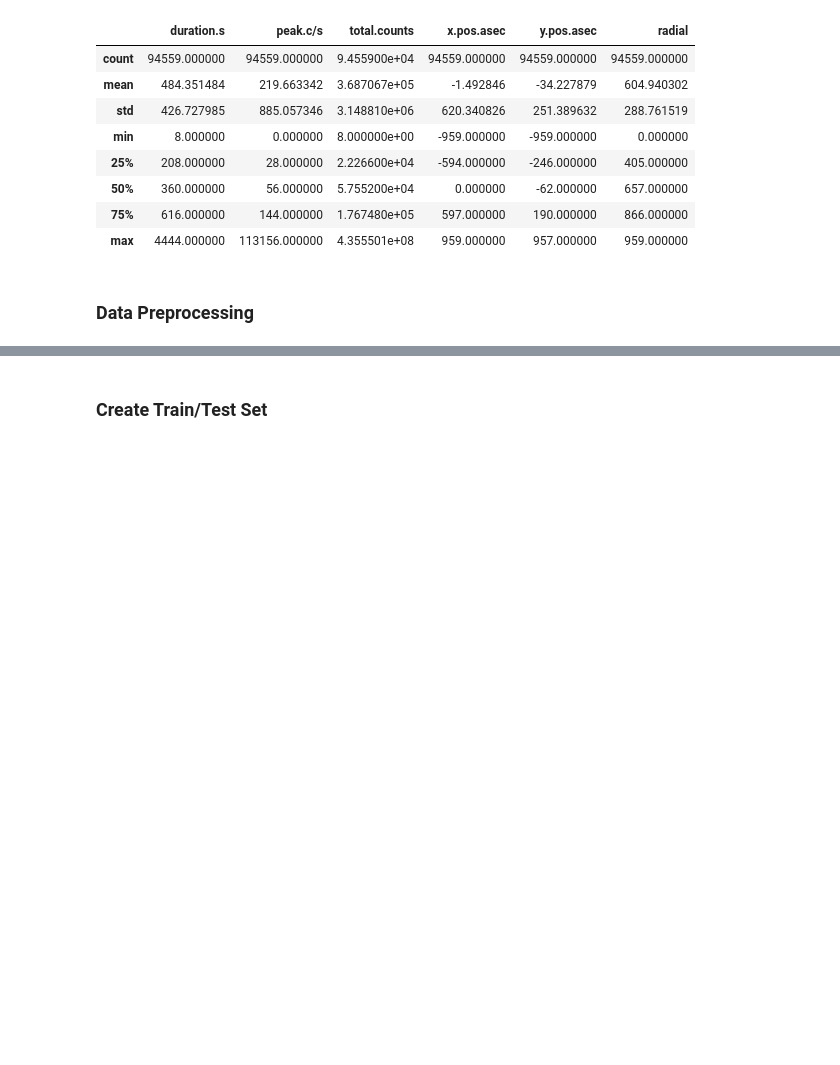
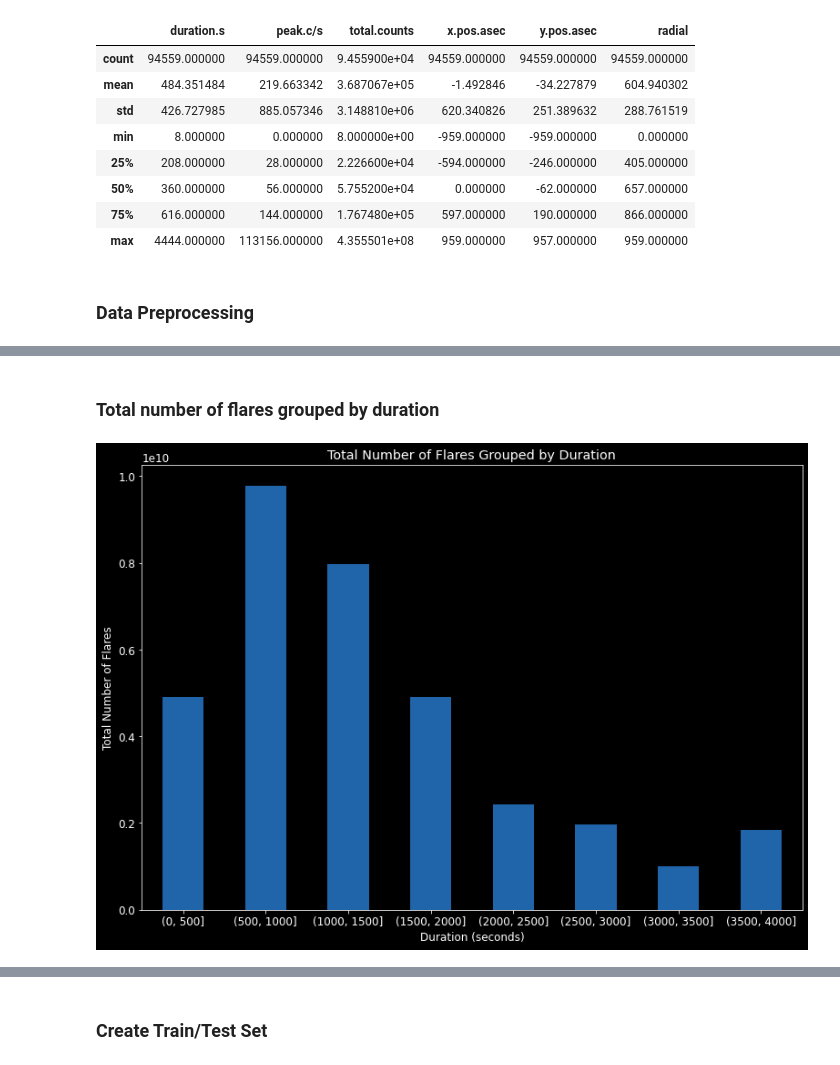
Before and after one commit to sbhalaru/Solar-Flare-Prediction, a Jupyter notebook: Solar Flare.ipynb, the cells around one changed output, grey strips where cells are left out. Saved outputs shown, nothing was run; the diff lists cells and outputs as text; code cells hidden in the pictures; blank space fills up the shorter version.

```diff
--- a/Solar Flare.ipynb
+++ b/Solar Flare.ipynb
@@ -80,0 +111,13 @@ pd_df['day'] = pd_df['dt.start'].apply(lambda col: col.day)
+# %% [markdown]
+### Total number of flares grouped by duration
+# %%
+f, ax = plt.subplots(figsize=(13, 9))
+df = solar_df.loc[:, ['duration.s', 'total.counts']]
+df_2 = df.groupby(pd.cut(df["duration.s"], range(0, max(duration), 500))).sum()
+ax = df_2["total.counts"].plot(kind='bar', title="Total Number of Flares Grouped by Duration", color=color)
+ax.set_xlabel("Duration (seconds)")
+ax.set_ylabel("Total Number of Flares")
+plt.xticks(rotation=0)
+plt.show()
+# %% [output]
+[figure, added]
```
Also changed, not shown: parts of 20 cells of this notebook.
